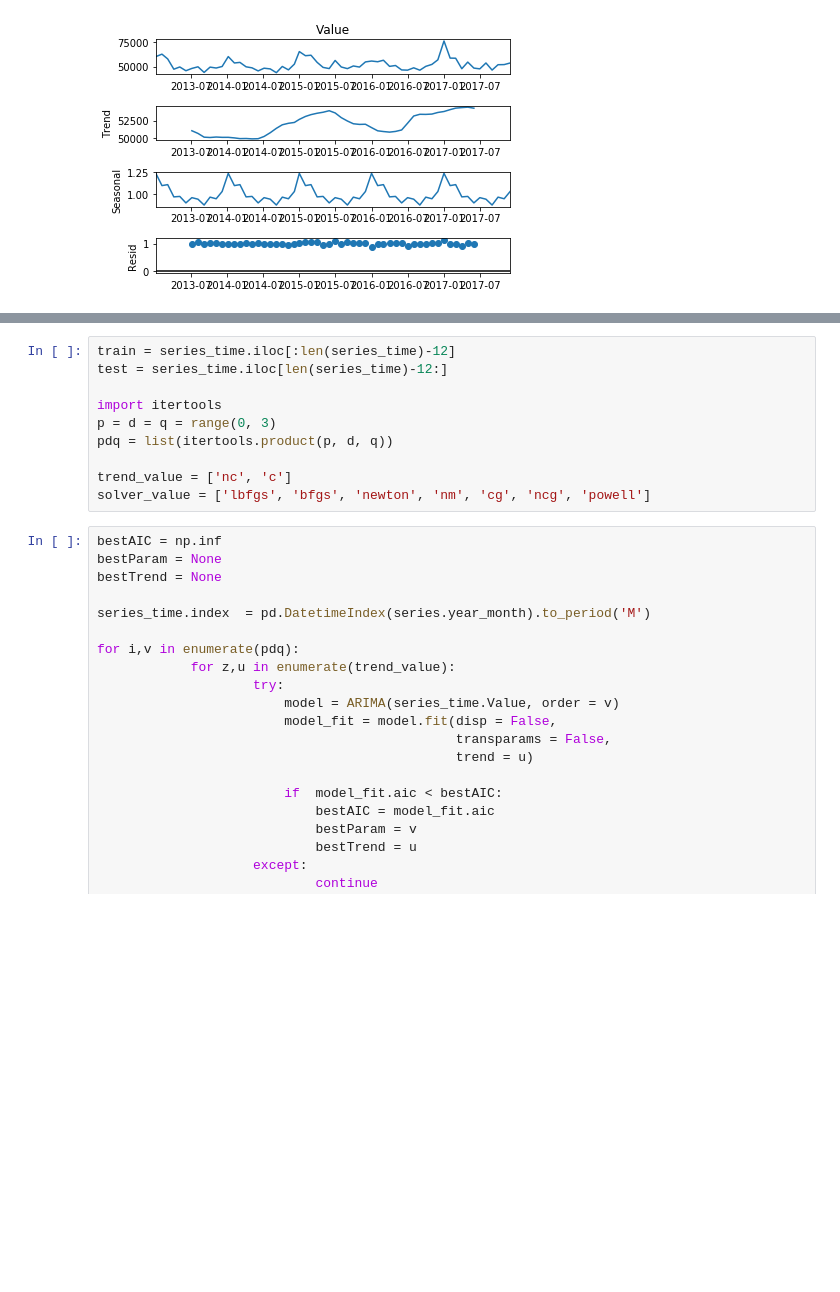
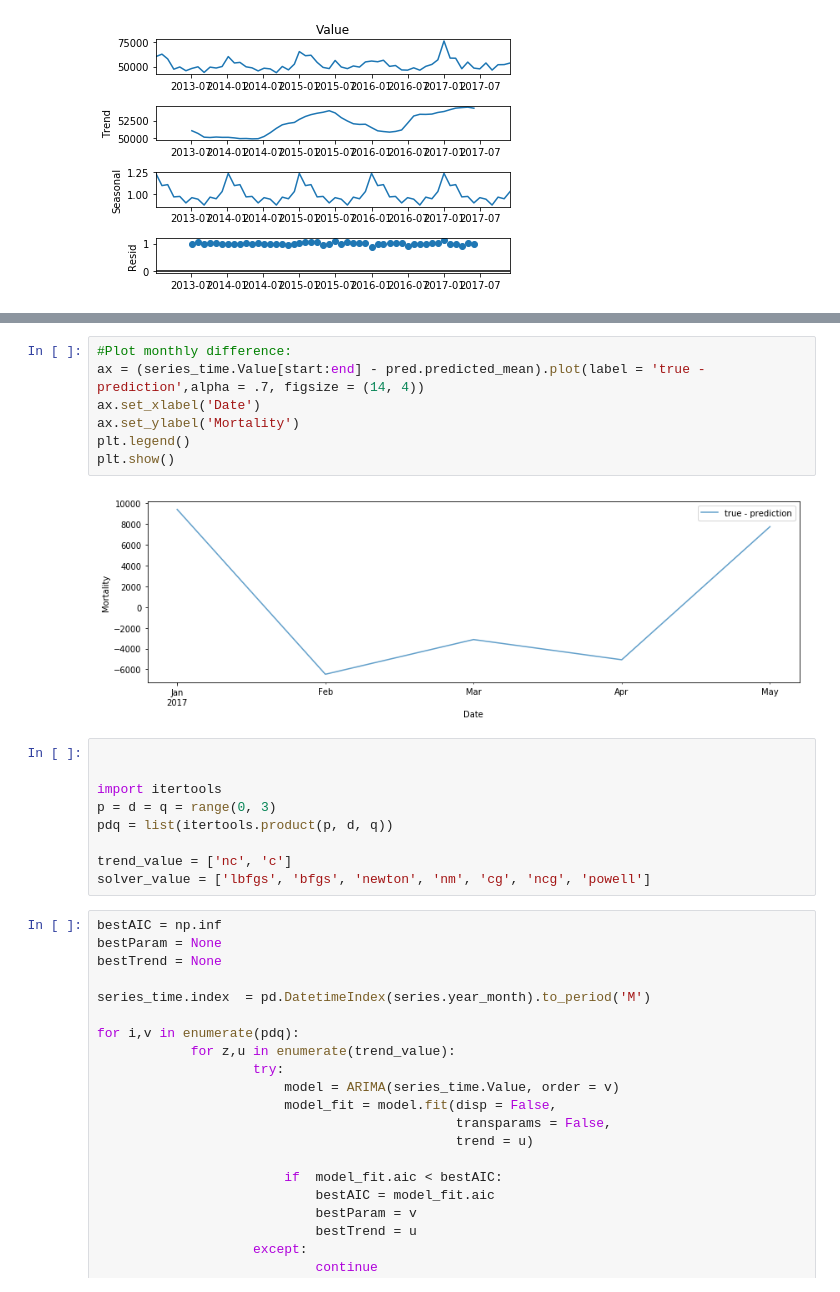
Before and after one commit to janrth/covid19_mortality, a Jupyter notebook: cvd19_mortality.ipynb, the cells around one changed output, grey strips where cells are left out. Drawn from its saved outputs; the diff is of its cells as text; blank space fills up the shorter version.

```diff
--- a/cvd19_mortality.ipynb
+++ b/cvd19_mortality.ipynb
@@ -239,6 +307,14 @@ result.plot()
+# %%
+#Plot monthly difference:
+ax = (series_time.Value[start:end] - pred.predicted_mean).plot(label = 'true - prediction',alpha = .7, figsize = (14, 4))
+ax.set_xlabel('Date')
+ax.set_ylabel('Mortality')
+plt.legend()
+plt.show()
+# %% [output]
+[figure, added]
 # %%
-train = series_time.iloc[:len(series_time)-12]
-test = series_time.iloc[len(series_time)-12:]
+
 
 import itertools
 p = d = q = range(0, 3)
```
Also changed, not shown: parts of 14 cells of this notebook.
